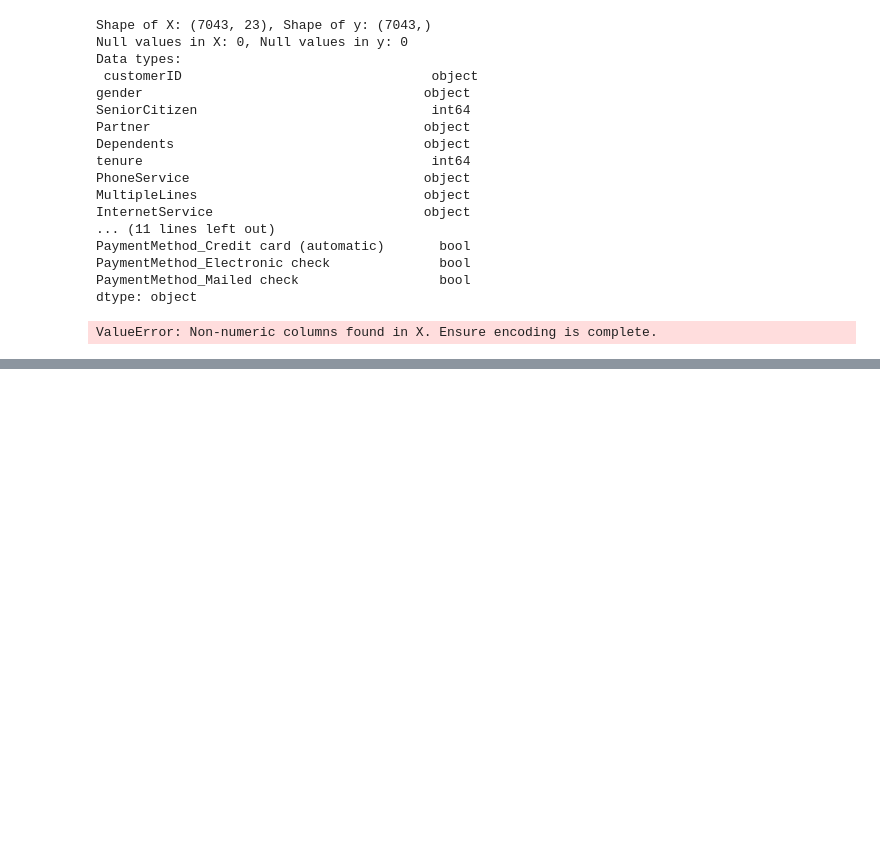
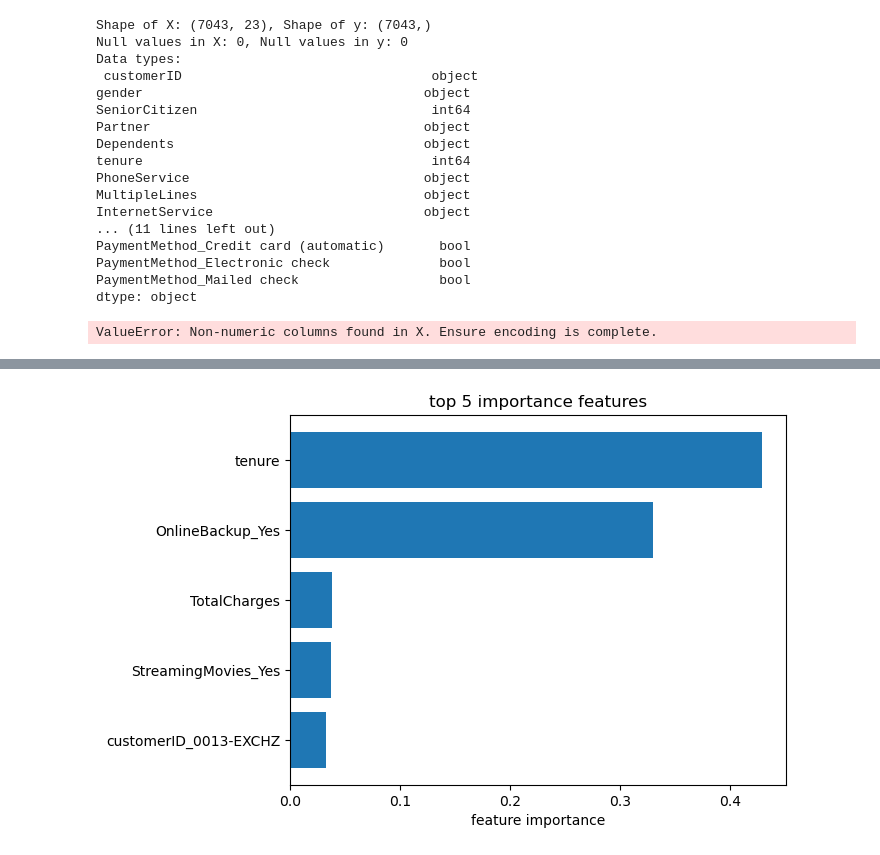
Before and after one commit to Atugoda/Python_ML, a Jupyter notebook: pruning.ipynb, the cells around one changed output, grey strips where cells are left out. Cells and saved outputs as stored; diff of their text form; code cells hidden in the pictures; blank space fills up the shorter version.

Commit message:
plot the graph

```diff
--- a/pruning.ipynb
+++ b/pruning.ipynb
@@ -353,0 +475,13 @@ Null values in X: 0, Null values in y: 0
+# %%
+import matplotlib.pyplot as plt
+
+importances = final_model.feature_importances_
+indices = np.argsort(importances)[-5:]
+features = X.columns[indices]
+
+plt.barh(features,importances[indices])
+plt.xlabel("feature importance")
+plt.title("top 5 importance features")
+plt.show()
+# %% [output]
+[figure, added]
```
Also changed, not shown: parts of 3 cells of this notebook.
